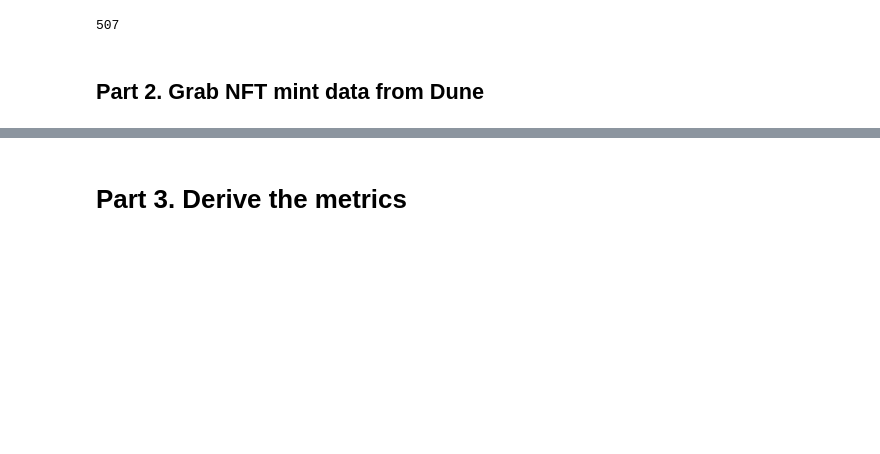
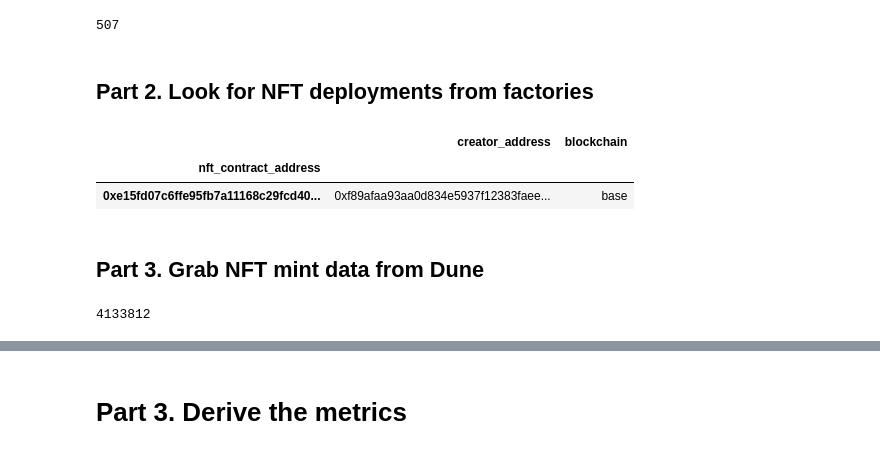
Before and after one commit to opensource-observer/insights, a Jupyter notebook: community/sunny_metrics/05_derive_creator_metrics.ipynb, the cells around one changed output, grey strips where cells are left out. Saved outputs shown, nothing was run; the diff lists cells and outputs as text; code cells hidden in the pictures; blank space fills up the shorter version.

Commit message:
fix: get NFTs deployed by factories

```diff
--- a/community/sunny_metrics/05_derive_creator_metrics.ipynb
+++ b/community/sunny_metrics/05_derive_creator_metrics.ipynb
@@ -20,6 +21,11 @@ import pandas as pd
 # %%
 load_dotenv()
 
+PROJECT = 'opensource-observer'
+os.environ['GOOGLE_APPLICATION_CREDENTIALS'] = "../../oso_gcp_credentials.json"
+client = bigquery.Client()
+
+
 DUNE_API_KEY = os.getenv('DUNE_API_KEY')
 dune = DuneClient(DUNE_API_KEY)
 # %% [markdown]
@@ -80,8 +86,46 @@ with open("data/apps/creator_address_to_uuid.json", "w") as f:
 # %%
 farcaster_df = pd.read_parquet('data/raw_metric_data/farcaster.parquet')
 fids = farcaster_df.set_index('address')['fid'].to_dict()
+# %% [markdown]
+## Part 2. Look for NFT deployments from factories
+# %%
+factories_path = 'data/raw_metric_data/oso_raw_creator_factories.csv'
+oso_creator_addresses_str = "'" +  "','".join(address_list) + "'"
+
+query = f"""
+    select distinct
+        originating_address as creator_address,
+        contract_address as nft_contract_address,
+        lower(network) as blockchain
+    from `{PROJECT}.oso.int_factories`
+    where originating_address in ({oso_creator_addresses_str})
+"""
+
+# result = client.query(query)
+# print("Query completed.")
+# factories_df = result.to_dataframe()
+
+# print("Dataframe loaded.")
+# factories_df.set_index('nft_contract_address', drop=True).to_csv(factories_path)
+
+# with open(factories_path) as file:
+#     data = file.read()
+
+# table = dune.upload_csv(
+#     data=str(data),
+#     description="Creator-deployed NFT contracts",
+#     table_name="sunny_creator_contracts",
+#     is_private=False
+# )
+
+factories_df = pd.read_csv(factories_path, index_col=0)
+factories_df.tail(1)
+# %% [output]
+|  | creator_address | blockchain |
+| nft_contract_address |  |  |
+| 0xe15fd07c6ffe95fb7a11168c29fcd40... | 0xf89afaa93aa0d834e5937f12383faee... | base |
 # %% [markdown]
-## Part 2. Grab NFT mint data from Dune
+## Part 3. Grab NFT mint data from Dune
 # %%
 creator_addresses_str = ',\n\t\t'.join(address_list)
 query_sql = f"""
@@ -96,6 +140,14 @@ with nft_creators as (
         block_date between date('2024-01-01') and date('2024-09-01')
         and blockchain in ('base', 'optimism', 'zora')
     group by 1,2
+
+    union all
+
+    select
+        nft_contract_address,
+        blockchain,
+        creator_address
+    from dune.gitcoin_dao.dataset_sunny_creator_contracts
 )
 
 select
@@ -120,3 +172,8 @@ where
 group by 1,2,3
 
 """
+
+query_id = dune.create_query(name='sunny_nft_mints', query_sql=query_sql, is_private=False)
+print(query_id.base.query_id)
+# %% [output]
+4133812
```
Also changed, not shown: parts of 5 cells of this notebook, 3 other files.
